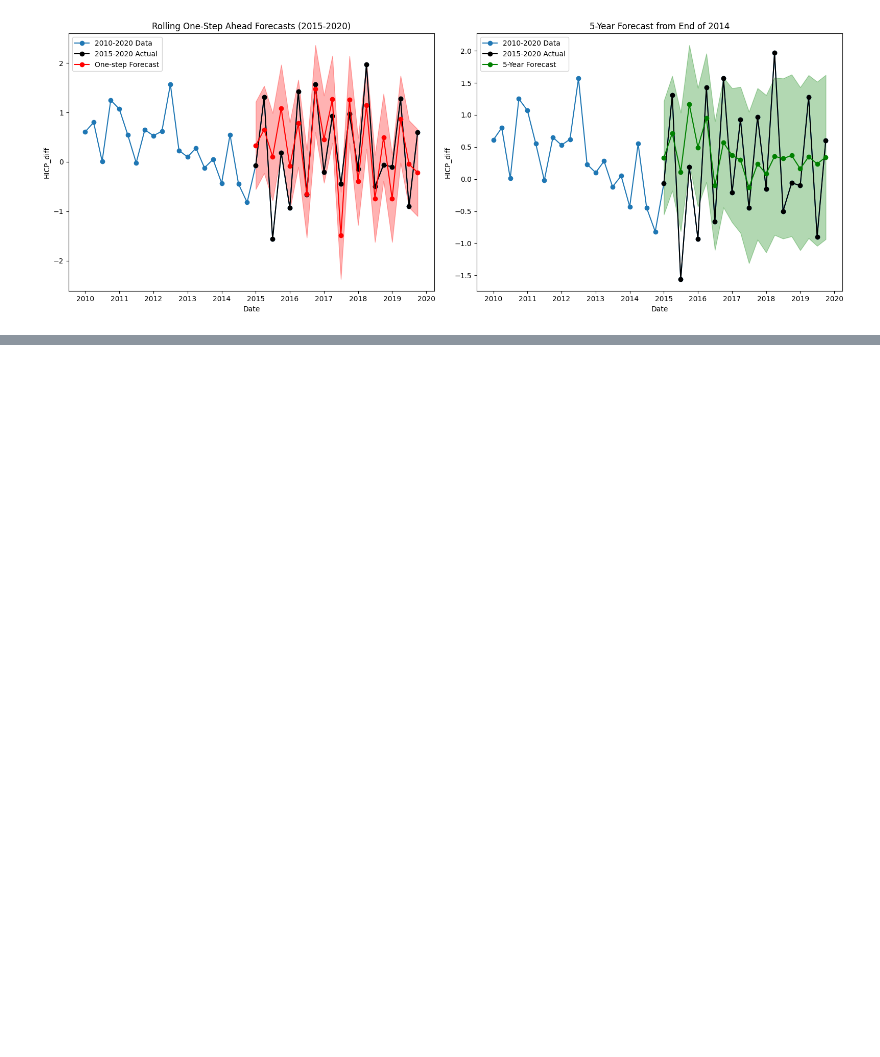
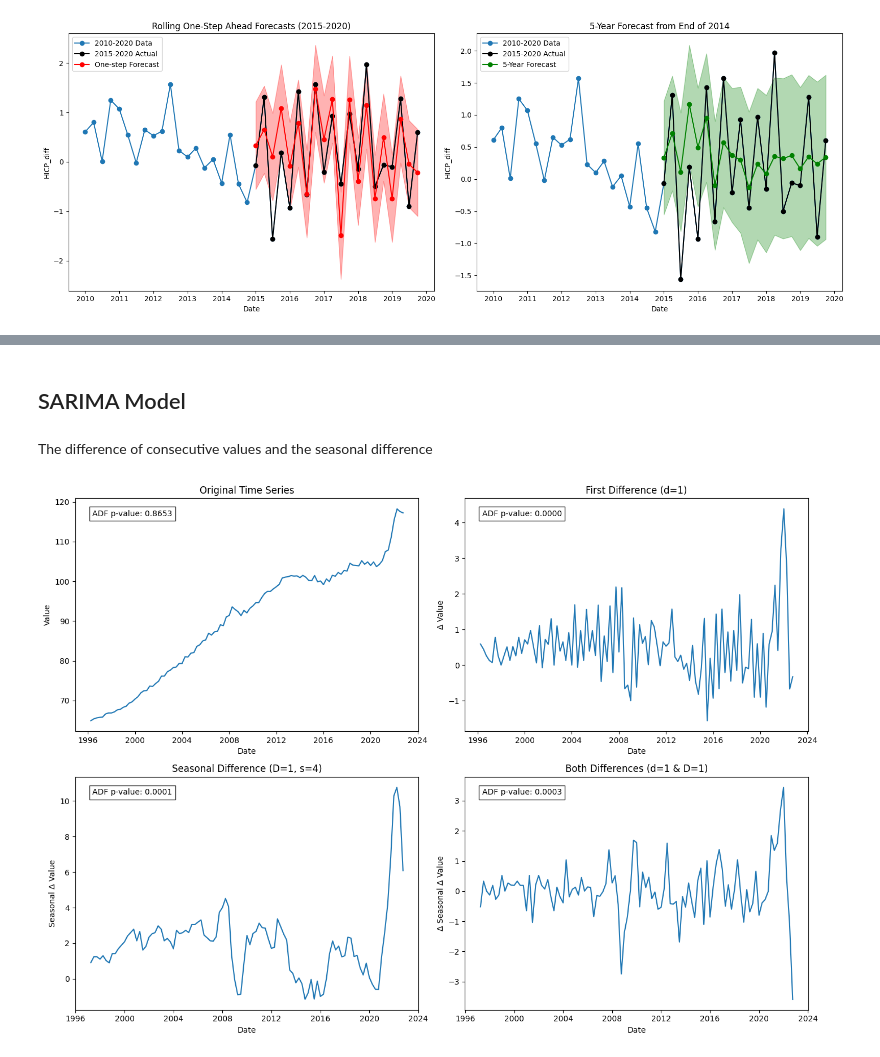
Before and after one commit to lyhxd1030/Time-Series-Analysis, a Jupyter notebook: Time series analysis..ipynb, the cells around one changed output, grey strips where cells are left out. Drawn from its saved outputs; the diff is of its cells as text; code cells hidden in the pictures; blank space fills up the shorter version.

Commit message:
SARIMA ADDED

```diff
--- a/Time series analysis..ipynb
+++ b/Time series analysis..ipynb
@@ -539,0 +572,72 @@ plt.show()
+# %% [markdown]
+## SARIMA Model
+# %% [markdown]
+The difference of consecutive values and the seasonal difference
+# %%
+seasonal_diff = df["HICP.All.Spain"].diff(4).dropna()
+# %%
+both_diff = df["HICP_diff"].diff(4).dropna()
+# %%
+df.index = df.index.to_timestamp()
+seasonal_diff.index = seasonal_diff.index.to_timestamp()
+both_diff.index = both_diff.index.to_timestamp()
+# %%
+adf_original = adfuller(df["HICP.All.Spain"].dropna())
+p_value_original = adf_original[1]
+
+adf_diff = adfuller(df["HICP_diff"])
+p_value_diff = adf_diff[1]
+
+adf_seasonal = adfuller(seasonal_diff)
+p_value_seasonal = adf_seasonal[1]
+
+adf_both = adfuller(both_diff)
+p_value_both = adf_both[1]
+
+# Create a 2x2 grid of plots
+fig, axs = plt.subplots(2, 2, figsize=(14, 10))
+
+# Top-Left: Original time series with ADF p-value annotation
+axs[0, 0].plot(df["HICP.All.Spain"], linestyle='-')
+axs[0, 0].set_title("Original Time Series")
+axs[0, 0].set_xlabel("Date")
+axs[0, 0].set_ylabel("Value")
+axs[0, 0].text(0.05, 0.95, f"ADF p-value: {p_value_original:.4f}",
+               transform=axs[0, 0].transAxes,
+               verticalalignment='top',
+               bbox=dict(facecolor='white', alpha=0.8))
+
+# Top-Right: First Difference (non-seasonal) with ADF p-value annotation
+axs[0, 1].plot(df["HICP_diff"], linestyle='-')
+axs[0, 1].set_title("First Difference (d=1)")
+axs[0, 1].set_xlabel("Date")
+axs[0, 1].set_ylabel("Δ Value")
+axs[0, 1].text(0.05, 0.95, f"ADF p-value: {p_value_diff:.4f}",
+               transform=axs[0, 1].transAxes,
+               verticalalignment='top',
+               bbox=dict(facecolor='white', alpha=0.8))
+
+# Bottom-Left: Seasonal Difference (assumed seasonal period s=4) with ADF p-value annotation
+axs[1, 0].plot(seasonal_diff, linestyle='-')
+axs[1, 0].set_title("Seasonal Difference (D=1, s=4)")
+axs[1, 0].set_xlabel("Date")
+axs[1, 0].set_ylabel("Seasonal Δ Value")
+axs[1, 0].text(0.05, 0.95, f"ADF p-value: {p_value_seasonal:.4f}",
+               transform=axs[1, 0].transAxes,
+               verticalalignment='top',
+               bbox=dict(facecolor='white', alpha=0.8))
+
+# Bottom-Right: Both Differences (non-seasonal then seasonal) with ADF p-value annotation
+axs[1, 1].plot(both_diff,  linestyle='-')
+axs[1, 1].set_title("Both Differences (d=1 & D=1)")
+axs[1, 1].set_xlabel("Date")
+axs[1, 1].set_ylabel("Δ Seasonal Δ Value")
+axs[1, 1].text(0.05, 0.95, f"ADF p-value: {p_value_both:.4f}",
+               transform=axs[1, 1].transAxes,
+               verticalalignment='top',
+               bbox=dict(facecolor='white', alpha=0.8))
+
+plt.tight_layout()
+plt.show()
+# %% [output]
+[figure, added]
```
Also changed, not shown: parts of 26 cells of this notebook.
